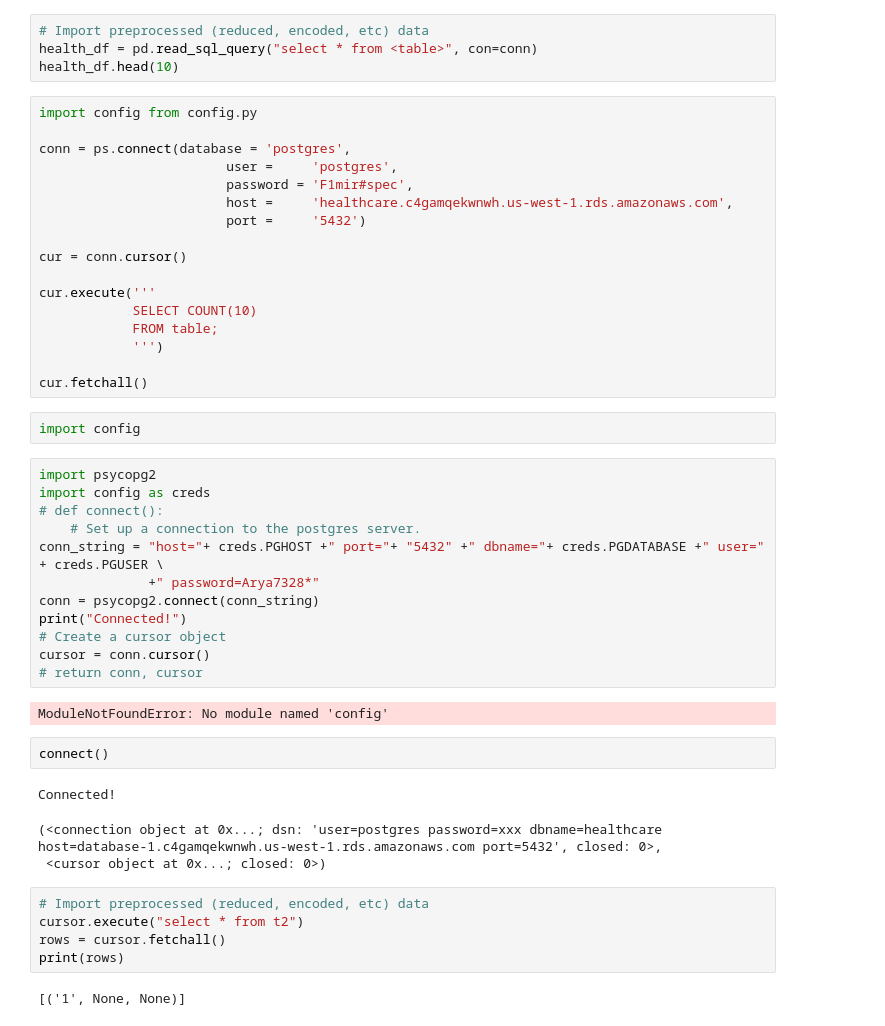
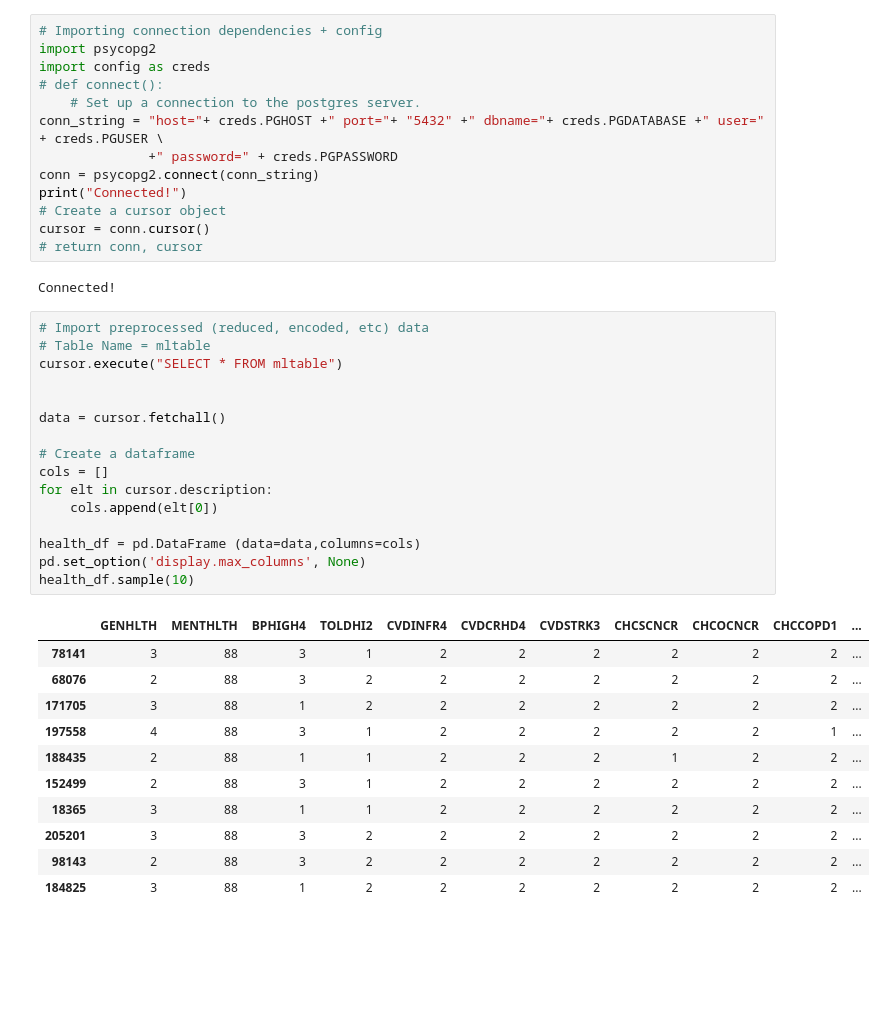
Before and after one commit to UC-Healthcare/Healthcare_Analysis, a Jupyter notebook: Cleaned_Connection_Tests.ipynb, the cells around one changed output. Cells and saved outputs as stored; diff of their text form; blank space fills up the shorter version.

```diff
--- a/Cleaned_Connection_Tests.ipynb
+++ b/Cleaned_Connection_Tests.ipynb
@@ -62,50 +124,43 @@ Note: you may need to restart the kernel to use updated packages.
-# %%
-# Import preprocessed (reduced, encoded, etc) data
-health_df = pd.read_sql_query("select * from <table>", con=conn)
-health_df.head(10)
-# %%
-import config from config.py
-
-conn = ps.connect(database = 'postgres',
-                        user =     'postgres',
-                        password = 'F1mir#spec',
-                        host =     'healthcare.c4gamqekwnwh.us-west-1.rds.amazonaws.com',
-                        port =     '5432')
-
-cur = conn.cursor()
-
-cur.execute('''
-            SELECT COUNT(10)
-            FROM table;
-            ''')
-
-cur.fetchall()
-# %%
-import config
 # %%
+# Importing connection dependencies + config
 import psycopg2
 import config as creds
 # def connect():
     # Set up a connection to the postgres server.
 conn_string = "host="+ creds.PGHOST +" port="+ "5432" +" dbname="+ creds.PGDATABASE +" user=" + creds.PGUSER \
-              +" password=Arya7328*"
+              +" password=" + creds.PGPASSWORD
 conn = psycopg2.connect(conn_string)
 print("Connected!")
 # Create a cursor object
 cursor = conn.cursor()
 # return conn, cursor
 # %% [output]
-ModuleNotFoundError: No module named 'config'
+Connected!
-# %%
-connect()
-# %% [output]
-Connected!
-(<connection object at 0x...; dsn: 'user=postgres password=xxx dbname=healthcare host=database-1.c4gamqekwnwh.us-west-1.rds.amazonaws.com port=5432', closed: 0>,
- <cursor object at 0x...; closed: 0>)
 # %%
 # Import preprocessed (reduced, encoded, etc) data
-cursor.execute("select * from t2")
-rows = cursor.fetchall()
-print(rows)
+# Table Name = mltable
+cursor.execute("SELECT * FROM mltable")
+
+
+data = cursor.fetchall()
+
+# Create a dataframe
+cols = []
+for elt in cursor.description:
+    cols.append(elt[0])
+
+health_df = pd.DataFrame (data=data,columns=cols)
+pd.set_option('display.max_columns', None)
+health_df.sample(10)
 # %% [output]
-[('1', None, None)]
+|  | GENHLTH | MENTHLTH | BPHIGH4 | TOLDHI2 | CVDINFR4 | CVDCRHD4 | CVDSTRK3 | CHCSCNCR | CHCOCNCR | CHCCOPD1 | ... |
+| 78141 | 3 | 88 | 3 | 1 | 2 | 2 | 2 | 2 | 2 | 2 | ... |
+| 68076 | 2 | 88 | 3 | 2 | 2 | 2 | 2 | 2 | 2 | 2 | ... |
+| 171705 | 3 | 88 | 1 | 2 | 2 | 2 | 2 | 2 | 2 | 2 | ... |
+| 197558 | 4 | 88 | 3 | 1 | 2 | 2 | 2 | 2 | 2 | 1 | ... |
+| 188435 | 2 | 88 | 1 | 1 | 2 | 2 | 2 | 1 | 2 | 2 | ... |
+| 152499 | 2 | 88 | 3 | 1 | 2 | 2 | 2 | 2 | 2 | 2 | ... |
+| 18365 | 3 | 88 | 1 | 1 | 2 | 2 | 2 | 2 | 2 | 2 | ... |
+| 205201 | 3 | 88 | 3 | 2 | 2 | 2 | 2 | 2 | 2 | 2 | ... |
+| 98143 | 2 | 88 | 3 | 2 | 2 | 2 | 2 | 2 | 2 | 2 | ... |
+| 184825 | 3 | 88 | 1 | 2 | 2 | 2 | 2 | 2 | 2 | 2 | ... |
```
Also changed, not shown: parts of 8 cells of this notebook, 1 other file.
